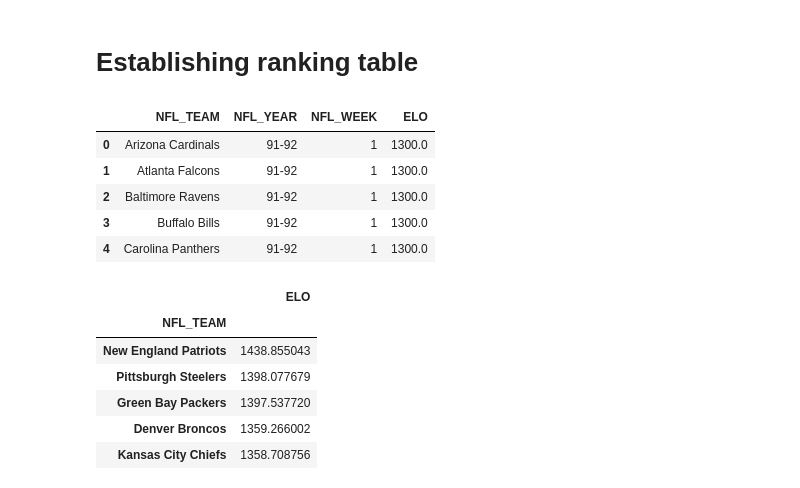
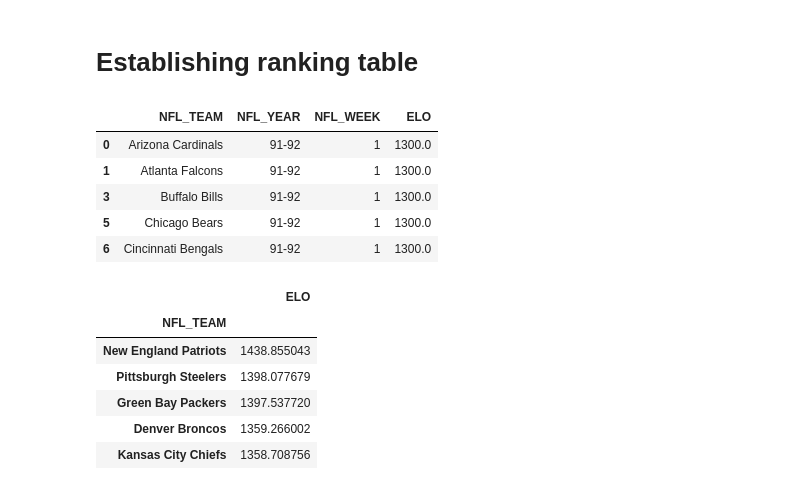
Before and after one commit to W-Thurston/NFL_Predict, a Jupyter notebook: notebooks/exploratory/read_html scrape.ipynb, the cells around one changed output. Cells and saved outputs as stored; diff of their text form; code cells hidden in the pictures.

```diff
--- a/notebooks/exploratory/read_html scrape.ipynb
+++ b/notebooks/exploratory/read_html scrape.ipynb
@@ -113,36 +113,67 @@ NFL_TEAMS = sorted(df['WINNER'].unique())
 
 ## Pull out Years and Week numbers
 NFL_YEARS = sorted(df['YEAR'].unique())
 NFL_WEEKS = sorted(df['WEEK_NUM'].unique())
 
 dataframe_builder_list = []
 for team in NFL_TEAMS:
     for year in NFL_YEARS:
         for week in NFL_WEEKS:
             dataframe_builder_list.append( (team, year, week) )
 
 df_team_elo = pd.DataFrame.from_records(dataframe_builder_list, columns=['NFL_TEAM', 'NFL_YEAR', 'NFL_WEEK']).drop_duplicates()
 df_team_elo['ELO'] = np.nan
 df_team_elo.loc[(df_team_elo['NFL_YEAR']==sorted_years[0])&(df_team_elo['NFL_WEEK']==1),'ELO'] = 1300
 
 ## Make dataframe year into categories
 df_team_elo['NFL_YEAR'] = pd.Categorical(df_team_elo['NFL_YEAR'], sorted_years)
 
 ## Remove week 22 from seasons prior to '21-22'
 df_team_elo = df_team_elo.loc[~((df_team_elo['NFL_YEAR'].isin(sorted_years[:increase_in_number_of_weeks_in_season]))&
                                 (df_team_elo['NFL_WEEK']==22))]
 
 ## Sort Dataframe
 df_team_elo = df_team_elo.sort_values(['NFL_YEAR','NFL_WEEK','NFL_TEAM'], ignore_index=True)
 
+## Remove rows where teams didn't 'exist' yet
+#   Ex: Carolina Panthers didn't start until the 1995 season, remove all years prior
+
+## Carolina Panthers
+carolina_panthers_start_year = '95-96'
+carolina_panthers_year_list_to_remove = df_team_elo[(df_team_elo['NFL_TEAM']=='Carolina Panthers')&
+                                                    (df_team_elo['NFL_YEAR'].isin(sorted_years[:sorted_years.index(carolina_panthers_start_year)]))].index.values
+
+## Jacksonville Jaguars
+jacksonville_jaguars_start_year = '95-96'
+jacksonville_jaguars_year_list_to_remove = df_team_elo[(df_team_elo['NFL_TEAM']=='Jacksonville Jaguars')&
+                                                       (df_team_elo['NFL_YEAR'].isin(sorted_years[:sorted_years.index(jacksonville_jaguars_start_year)]))].index.values
+
+## Baltimore Ravens
+baltimore_ravens_start_year = '96-97'
+baltimore_ravens_year_list_to_remove = df_team_elo[(df_team_elo['NFL_TEAM']=='Baltimore Ravens')&
+                                                   (df_team_elo['NFL_YEAR'].isin(sorted_years[:sorted_years.index(baltimore_ravens_start_year)]))].index.values
+
+## Houston Texans
+houston_texans_start_year = '02-03'
+houston_texans_year_list_to_remove = df_team_elo[(df_team_elo['NFL_TEAM']=='Houston Texans')&
+                                                 (df_team_elo['NFL_YEAR'].isin(sorted_years[:sorted_years.index(houston_texans_start_year)]))].index.values
+
+idx_to_remove = np.concatenate( (carolina_panthers_year_list_to_remove,
+                                jacksonville_jaguars_year_list_to_remove,
+                                baltimore_ravens_year_list_to_remove,
+                                houston_texans_year_list_to_remove), axis=None)
+
+df_team_elo.drop(idx_to_remove, inplace=True)
+
+
 df_team_elo.head()
 # %% [output]
 |  | NFL_TEAM | NFL_YEAR | NFL_WEEK | ELO |
 | 0 | Arizona Cardinals | 91-92 | 1 | 1300.0 |
 | 1 | Atlanta Falcons | 91-92 | 1 | 1300.0 |
-| 2 | Baltimore Ravens | 91-92 | 1 | 1300.0 |
 | 3 | Buffalo Bills | 91-92 | 1 | 1300.0 |
-| 4 | Carolina Panthers | 91-92 | 1 | 1300.0 |
+| 5 | Chicago Bears | 91-92 | 1 | 1300.0 |
+| 6 | Cincinnati Bengals | 91-92 | 1 | 1300.0 |
 # %%
 def elo_win_probability(rating_teamA, rating_teamB):
     ## Probability of of winning of rating_teamA
```
Also changed, not shown: parts of 2 cells of this notebook, 11 other files.
